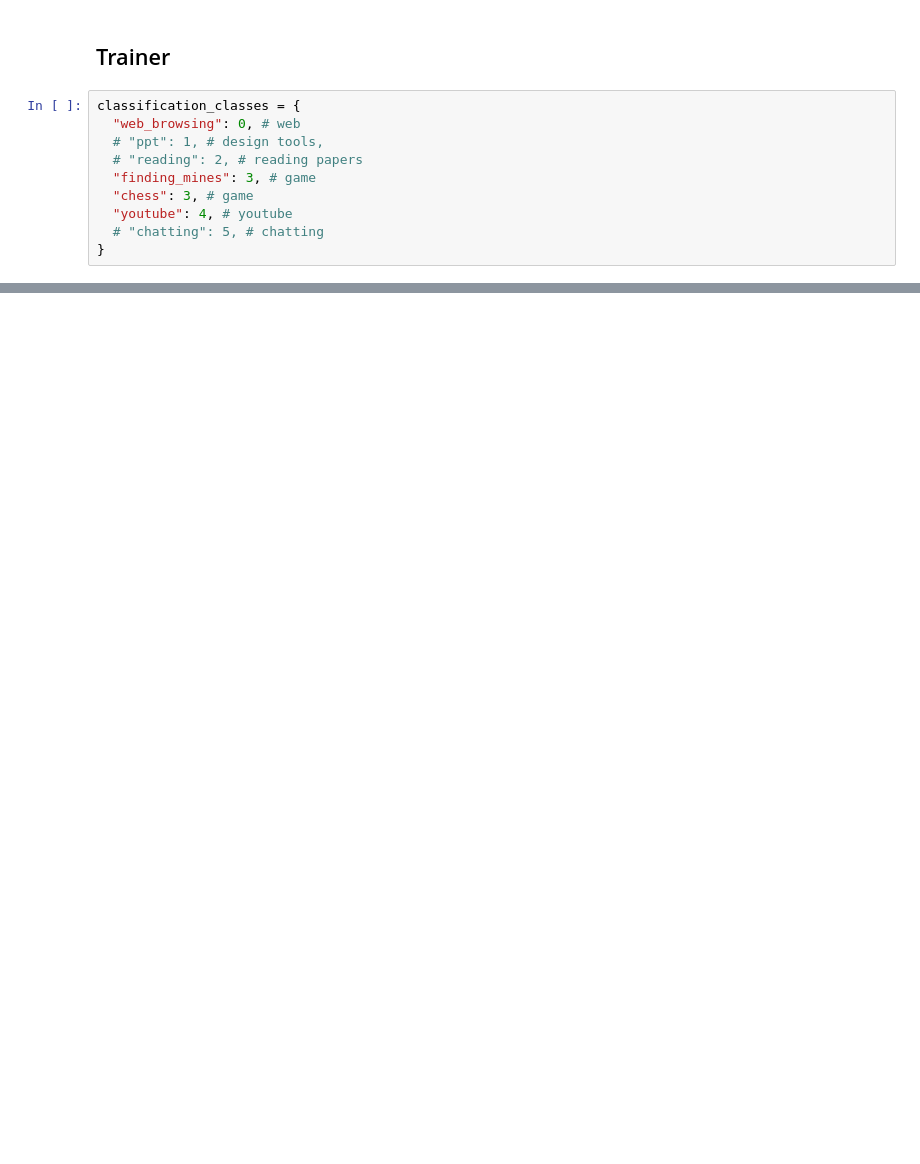
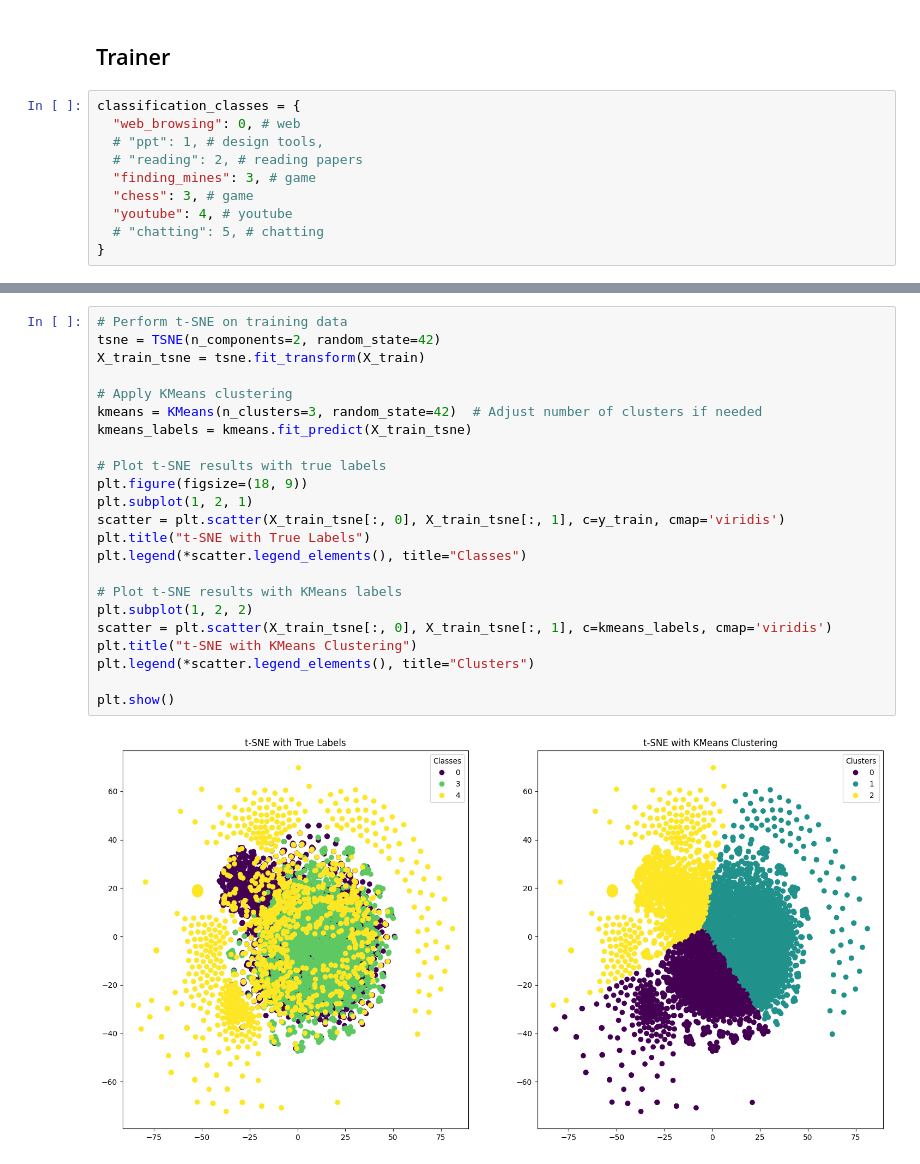
Before and after one commit to jangsus1/ML-Fall24-Team7, a Jupyter notebook: feature_extraction.ipynb, the cells around one changed output, grey strips where cells are left out. Drawn from its saved outputs; the diff is of its cells as text; blank space fills up the shorter version.

```diff
--- a/feature_extraction.ipynb
+++ b/feature_extraction.ipynb
@@ -414,0 +471,25 @@ NameError: name 'train' is not defined
+# %%
+# Perform t-SNE on training data
+tsne = TSNE(n_components=2, random_state=42)
+X_train_tsne = tsne.fit_transform(X_train)
+
+# Apply KMeans clustering
+kmeans = KMeans(n_clusters=3, random_state=42)  # Adjust number of clusters if needed
+kmeans_labels = kmeans.fit_predict(X_train_tsne)
+
+# Plot t-SNE results with true labels
+plt.figure(figsize=(18, 9))
+plt.subplot(1, 2, 1)
+scatter = plt.scatter(X_train_tsne[:, 0], X_train_tsne[:, 1], c=y_train, cmap='viridis')
+plt.title("t-SNE with True Labels")
+plt.legend(*scatter.legend_elements(), title="Classes")
+
+# Plot t-SNE results with KMeans labels
+plt.subplot(1, 2, 2)
+scatter = plt.scatter(X_train_tsne[:, 0], X_train_tsne[:, 1], c=kmeans_labels, cmap='viridis')
+plt.title("t-SNE with KMeans Clustering")
+plt.legend(*scatter.legend_elements(), title="Clusters")
+
+plt.show()
+# %% [output]
+[figure, added]
```
Also changed, not shown: parts of 11 cells of this notebook.
